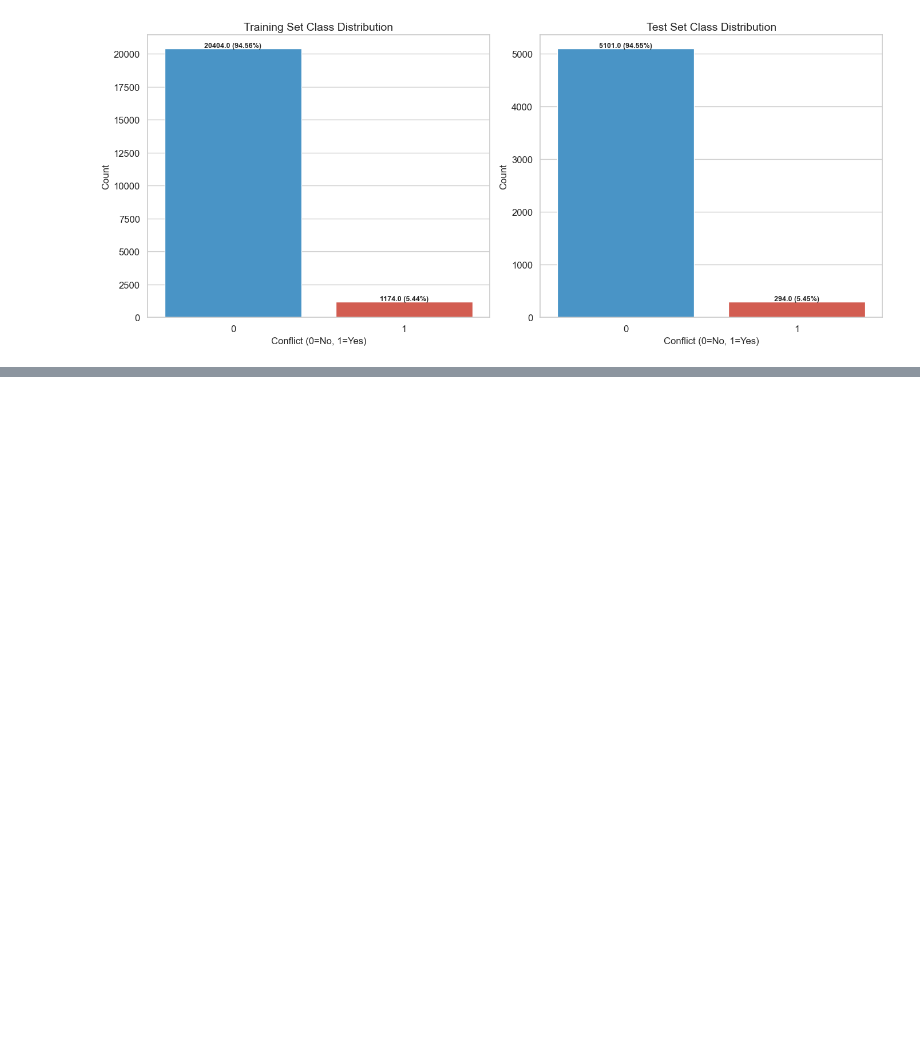
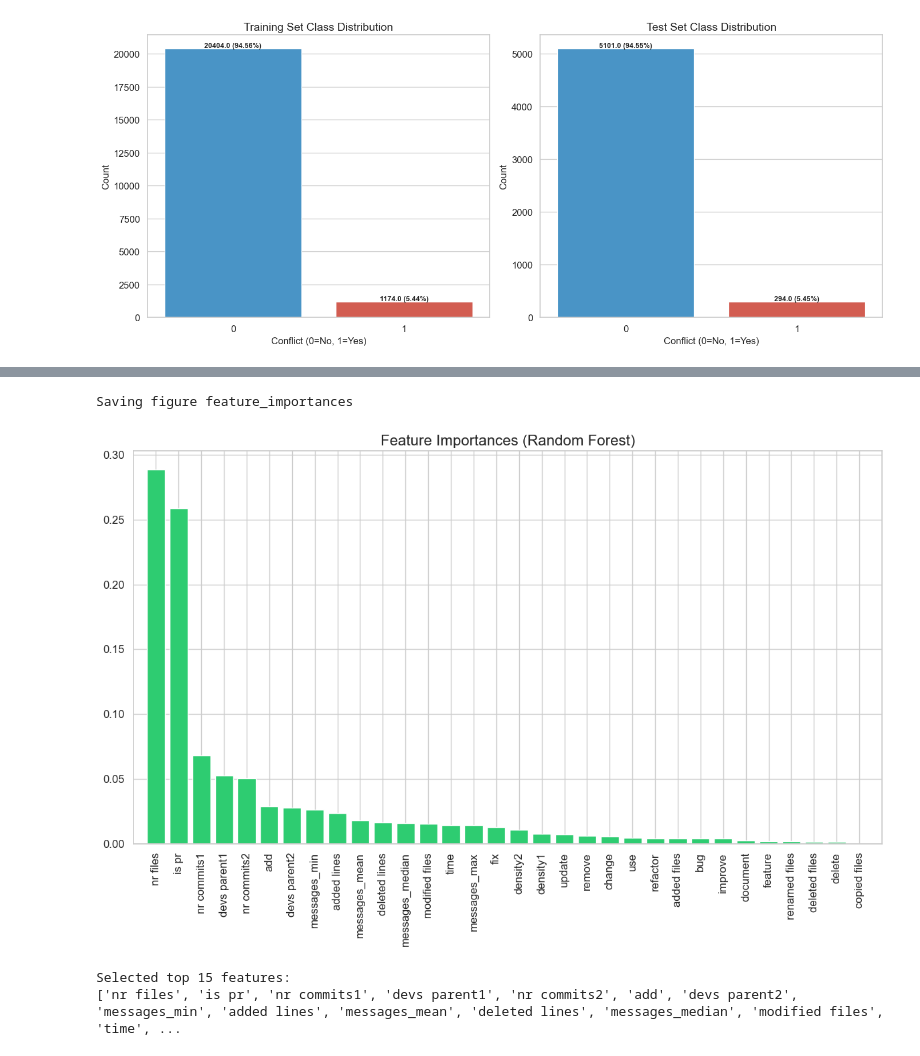
Before and after one commit to violetahoza/MergeConflictClassifier, a Jupyter notebook: HozaVioletaMaria.ipynb, the cells around one changed output, grey strips where cells are left out. Cells and saved outputs as stored; diff of their text form; code cells hidden in the pictures; blank space fills up the shorter version.

```diff
--- a/HozaVioletaMaria.ipynb
+++ b/HozaVioletaMaria.ipynb
@@ -640,0 +751,16 @@ Saving figure train_test_distribution
+# %%
+# Feature Selection using Random Forest Importance
+print("\nPerforming feature selection...")
+
+# Create a Random Forest classifier to evaluate feature importance
+rf = RandomForestClassifier(n_estimators=100, random_state=42, class_weight='balanced')
+rf.fit(X_train, y_train)
+
+# Get feature importances
+importances = rf.feature_importances_
+indices = np.argsort(importances)[::-1]
+
+# Print the feature ranking
+print("\nFeature ranking:")
+for f in range(X_train.shape[1]):
+    print(f"{f + 1}. {feature_cols[indices[f]]} ({importances[indices[f]]:.5f})")
@@ -640,0 +785,22 @@ Saving figure train_test_distribution
+# %%
+# Plot feature importances
+plt.figure(figsize=(12, 8))
+plt.title("Feature Importances (Random Forest)", fontsize=16)
+plt.bar(range(X_train.shape[1]), importances[indices], color='#2ecc71', align="center")
+plt.xticks(range(X_train.shape[1]), [feature_cols[i] for i in indices], rotation=90)
+plt.xlim([-1, X_train.shape[1]])
+plt.tight_layout()
+save_fig('feature_importances')
+plt.show()
+# %% [output]
+Saving figure feature_importances
+[figure, added]
+# %%
+# Select top 15 features based on importance
+top_features = 15
+selected_features = [feature_cols[i] for i in indices[:top_features]]
+print(f"\nSelected top {top_features} features:")
+print(selected_features)
+# %% [output]
+Selected top 15 features:
+['nr files', 'is pr', 'nr commits1', 'devs parent1', 'nr commits2', 'add', 'devs parent2', 'messages_min', 'added lines', 'messages_mean', 'deleted lines', 'messages_median', 'modified files', 'time', ...
```
Also changed, not shown: parts of 22 cells of this notebook, 4 other files.
